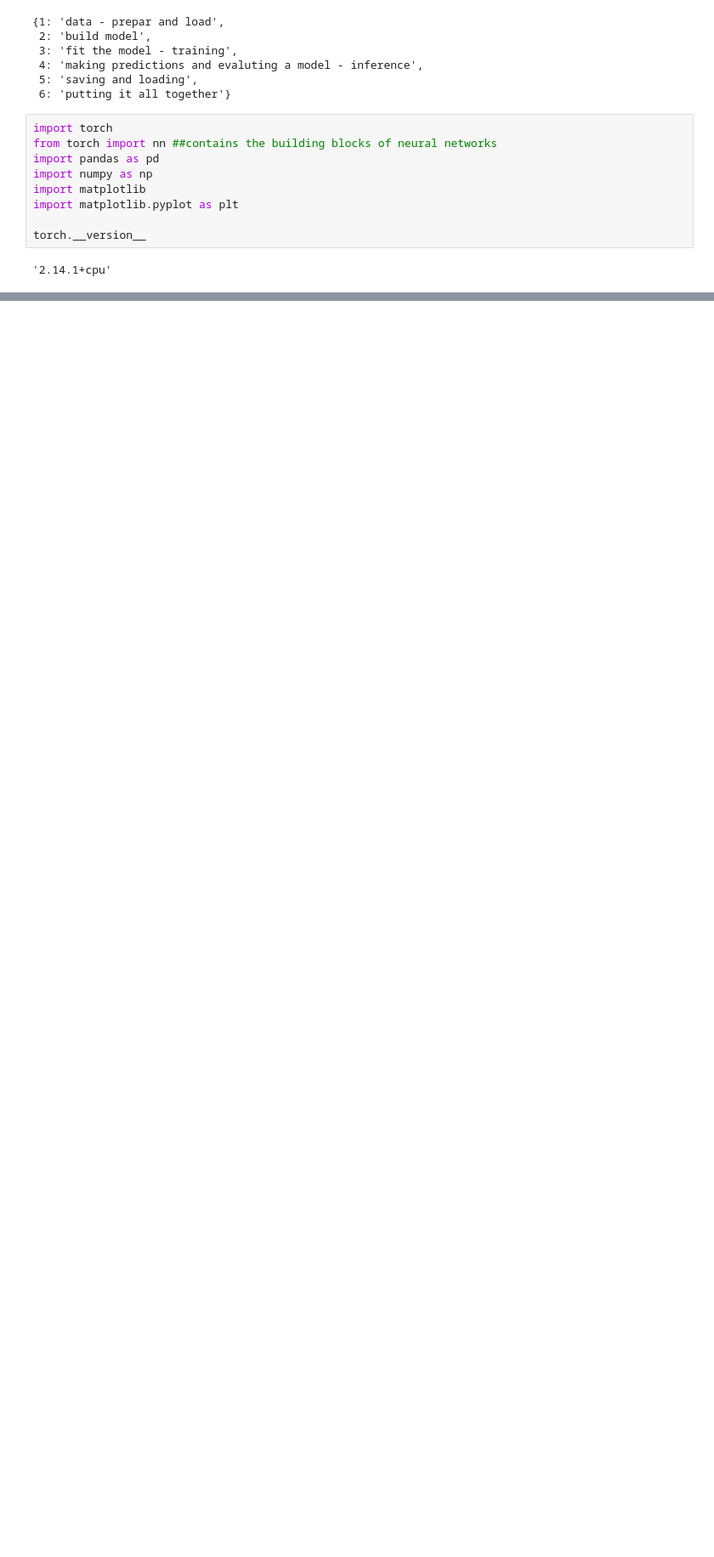
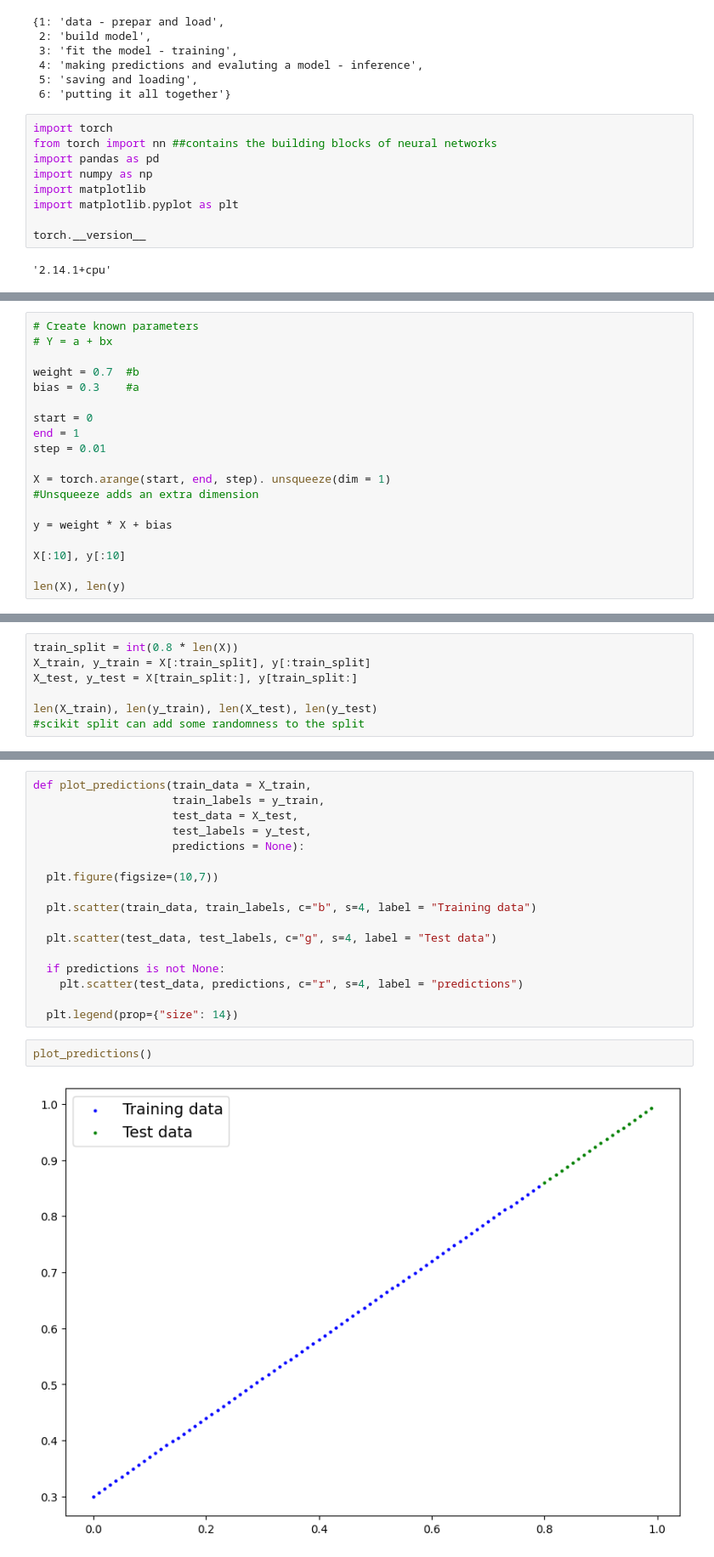
Before and after one commit to AM15898/NeuralNetwork-Project, a Jupyter notebook: PyTorch_WorkFlow.ipynb, the cells around one changed output, grey strips where cells are left out. Shown at 85% size. Cells and saved outputs as stored; diff of their text form; blank space fills up the shorter version.

```diff
--- a/PyTorch_WorkFlow.ipynb
+++ b/PyTorch_WorkFlow.ipynb
@@ -35,0 +38,19 @@ Data can by anything in ML!
+# %%
+# Create known parameters
+# Y = a + bx
+
+weight = 0.7  #b
+bias = 0.3    #a
+
+start = 0
+end = 1
+step = 0.01
+
+X = torch.arange(start, end, step). unsqueeze(dim = 1)
+#Unsqueeze adds an extra dimension
+
+y = weight * X + bias
+
+X[:10], y[:10]
+
+len(X), len(y)
@@ -35,0 +63,7 @@ Data can by anything in ML!
+# %%
+train_split = int(0.8 * len(X))
+X_train, y_train = X[:train_split], y[:train_split]
+X_test, y_test = X[train_split:], y[train_split:]
+
+len(X_train), len(y_train), len(X_test), len(y_test)
+#scikit split can add some randomness to the split
@@ -35,0 +72,21 @@ Data can by anything in ML!
+# %%
+def plot_predictions(train_data = X_train,
+                     train_labels = y_train,
+                     test_data = X_test,
+                     test_labels = y_test,
+                     predictions = None):
+
+  plt.figure(figsize=(10,7))
+
+  plt.scatter(train_data, train_labels, c="b", s=4, label = "Training data")
+
+  plt.scatter(test_data, test_labels, c="g", s=4, label = "Test data")
+
+  if predictions is not None:
+    plt.scatter(test_data, predictions, c="r", s=4, label = "predictions")
+
+  plt.legend(prop={"size": 14})
+# %%
+plot_predictions()
+# %% [output]
+[figure, added]
```
Also changed, not shown: parts of 23 cells of this notebook.
